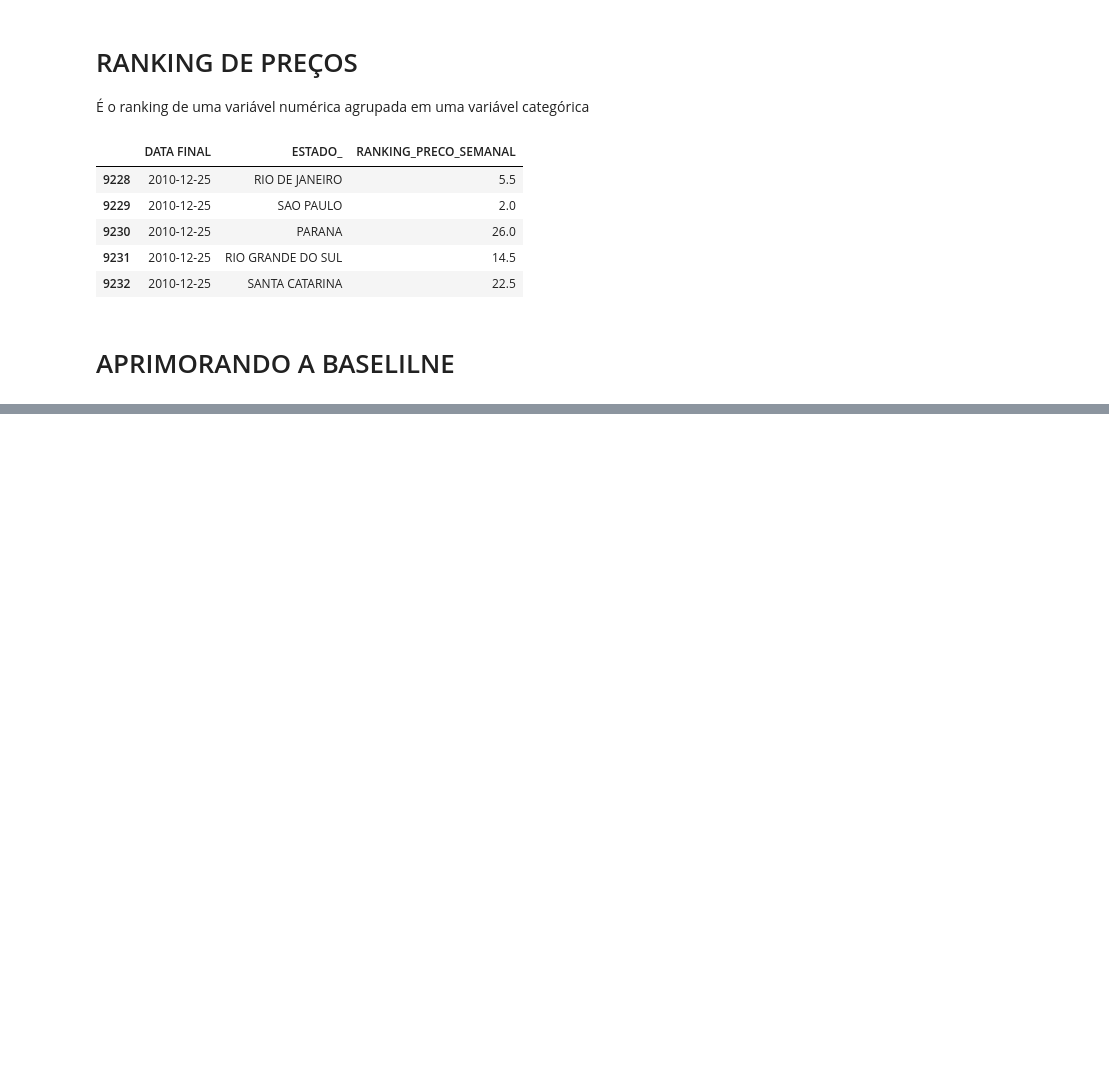
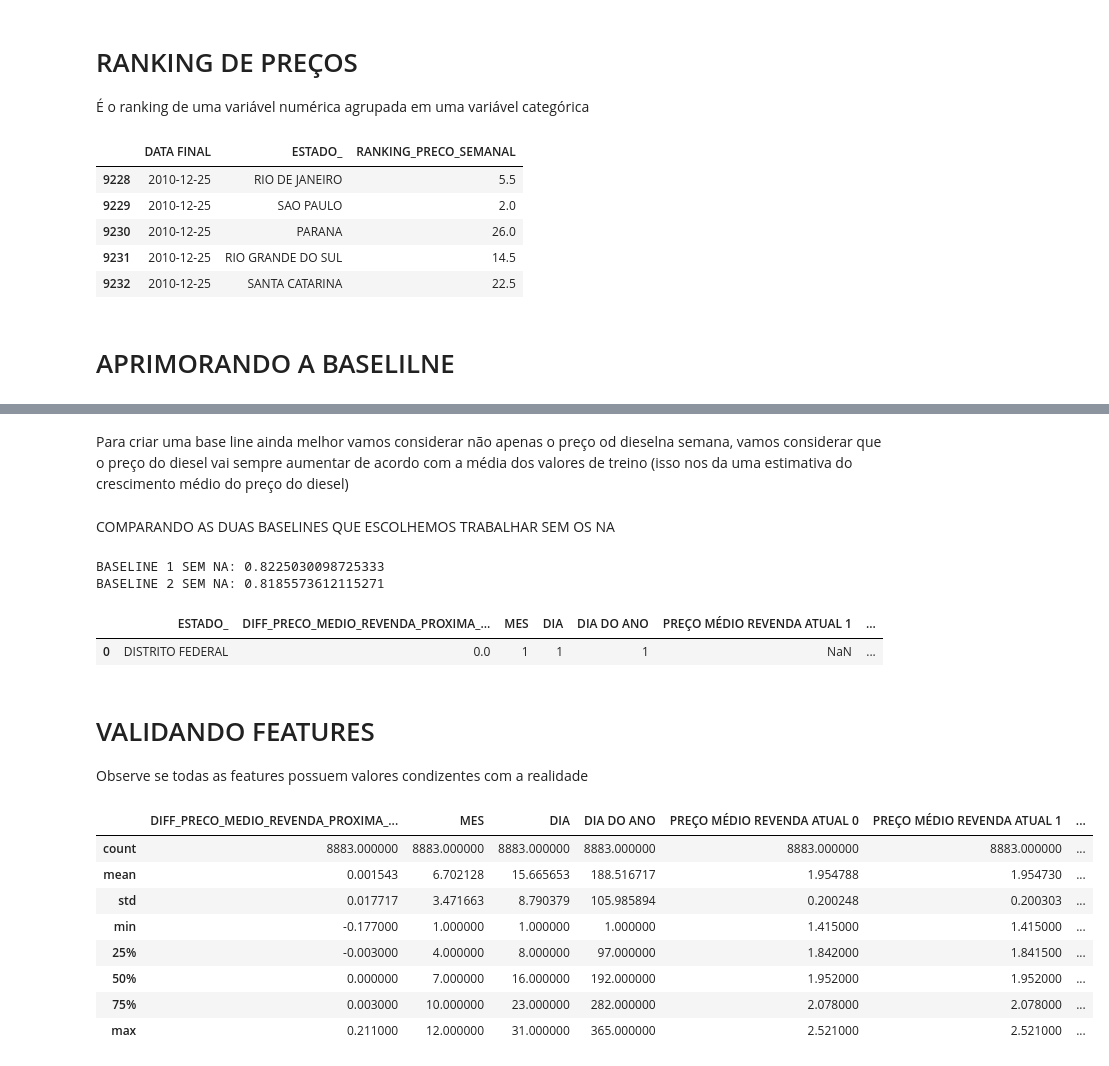
Before and after one commit to Breno-Valle/Gas_price_TimeSeries, a Jupyter notebook: gas_price.ipynb, the cells around one changed output, grey strips where cells are left out. Cells and saved outputs as stored; diff of their text form; code cells hidden in the pictures; blank space fills up the shorter version.

Commit message:
two new baselines set

```diff
--- a/gas_price.ipynb
+++ b/gas_price.ipynb
@@ -490,0 +499,4 @@ df_x_treino2[['DATA FINAL', 'ESTADO_','RANKING_PRECO_SEMANAL']].tail()
+# %%
+# retirando os valores nulos
+df_x_treino2 = df_x_treino2.dropna()
+df_x_valid2 = df_x_valid2.dropna()
@@ -490,0 +518,2 @@ df_x_treino2[['DATA FINAL', 'ESTADO_','RANKING_PRECO_SEMANAL']].tail()
+# %% [markdown]
+Para criar uma base line ainda melhor vamos considerar não apenas o preço od dieselna semana, vamos considerar que o preço do diesel vai sempre aumentar de acordo com a média dos valores de treino (isso nos da uma estimativa do crescimento médio do preço do diesel)
@@ -490,0 +523,29 @@ df_x_treino2[['DATA FINAL', 'ESTADO_','RANKING_PRECO_SEMANAL']].tail()
+# %% [markdown]
+COMPARANDO AS DUAS BASELINES QUE ESCOLHEMOS TRABALHAR SEM OS NA
+# %%
+print(f'BASELINE 1 SEM NA: {baseline_1}')
+print(f'BASELINE 2 SEM NA: {baseline_2}')
+# %% [output]
+BASELINE 1 SEM NA: 0.8225030098725333
+BASELINE 2 SEM NA: 0.8185573612115271
+# %%
+df_x_valid2.head(1)
+# %% [output]
+|  | ESTADO_ | DIFF_PRECO_MEDIO_REVENDA_PROXIMA_... | MES | DIA | DIA DO ANO | PREÇO MÉDIO REVENDA ATUAL 1 | ... |
+| 0 | DISTRITO FEDERAL | 0.0 | 1 | 1 | 1 | NaN | ... |
+# %% [markdown]
+# VALIDANDO FEATURES
+
+Observe se todas as features possuem valores condizentes com a realidade
+# %%
+df_x_treino2.describe()
+# %% [output]
+|  | DIFF_PRECO_MEDIO_REVENDA_PROXIMA_... | MES | DIA | DIA DO ANO | PREÇO MÉDIO REVENDA ATUAL 0 | PREÇO MÉDIO REVENDA ATUAL 1 | ... |
+| count | 8883.000000 | 8883.000000 | 8883.000000 | 8883.000000 | 8883.000000 | 8883.000000 | ... |
+| mean | 0.001543 | 6.702128 | 15.665653 | 188.516717 | 1.954788 | 1.954730 | ... |
+| std | 0.017717 | 3.471663 | 8.790379 | 105.985894 | 0.200248 | 0.200303 | ... |
+| min | -0.177000 | 1.000000 | 1.000000 | 1.000000 | 1.415000 | 1.415000 | ... |
+| 25% | -0.003000 | 4.000000 | 8.000000 | 97.000000 | 1.842000 | 1.841500 | ... |
+| 50% | 0.000000 | 7.000000 | 16.000000 | 192.000000 | 1.952000 | 1.952000 | ... |
+| 75% | 0.003000 | 10.000000 | 23.000000 | 282.000000 | 2.078000 | 2.078000 | ... |
+| max | 0.211000 | 12.000000 | 31.000000 | 365.000000 | 2.521000 | 2.521000 | ... |
```
Also changed, not shown: parts of 8 cells of this notebook.
